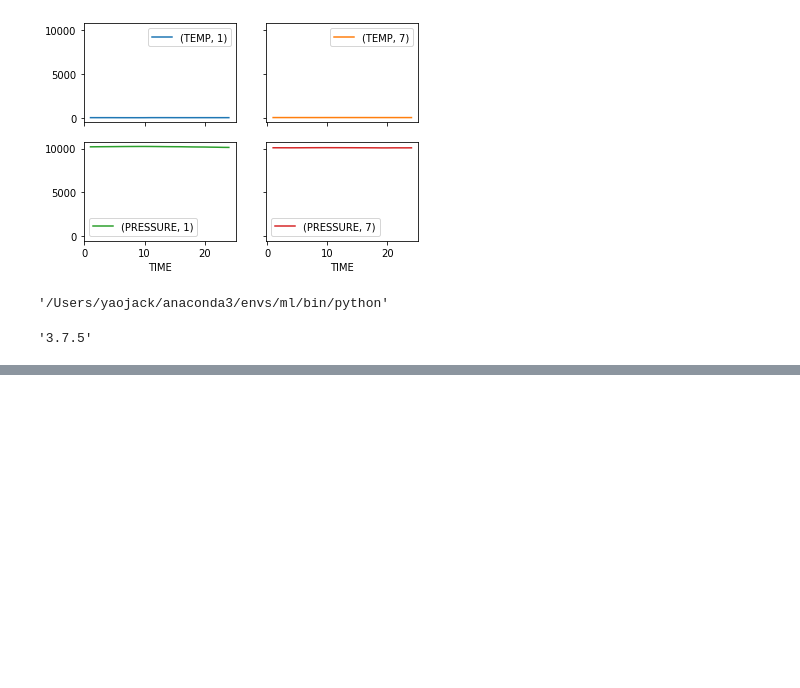
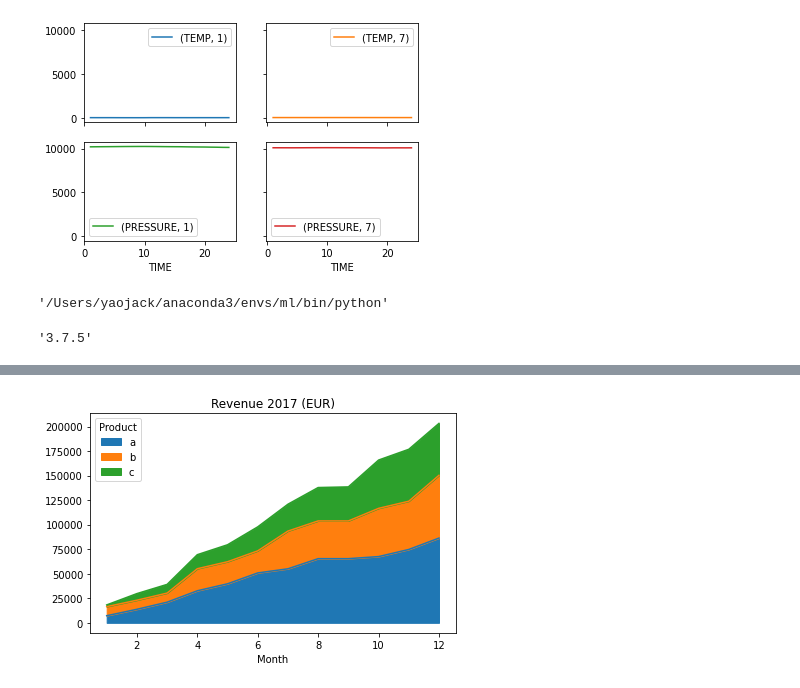
Before and after one commit to yaowenqiang/panda_playbook, a Jupyter notebook: advanced_plot_with_pandas.ipynb, the cells around one changed output, grey strips where cells are left out. Cells and saved outputs as stored; diff of their text form; code cells hidden in the pictures; blank space fills up the shorter version.

Commit message:
add area plot demo

```diff
--- a/advanced_plot_with_pandas.ipynb
+++ b/advanced_plot_with_pandas.ipynb
@@ -91,0 +135,3 @@ matplotlib._version.version
+# %%
+df['Month'] = df['Date'].dt.month
+df.head()
@@ -91,0 +145,2 @@ matplotlib._version.version
+# %%
+g = df.groupby(['Month','Product'])['Amount'].sum()
@@ -91,0 +167,4 @@ matplotlib._version.version
+# %%
+g = g.unstack()
+revenue = g.cumsum()
+revenue
@@ -91,0 +228,3 @@ matplotlib._version.version
+# %%
+revenue = g.fillna(0).cumsum()
+revenue
@@ -91,0 +246,6 @@ matplotlib._version.version
+# %%
+fig, ax = plt.subplots()
+revenue.plot.area(title='Revenue 2017 (EUR)', ax=ax)
+fig.tight_layout()
+# %% [output]
+[figure, added]
```
Also changed, not shown: parts of 12 cells of this notebook.
